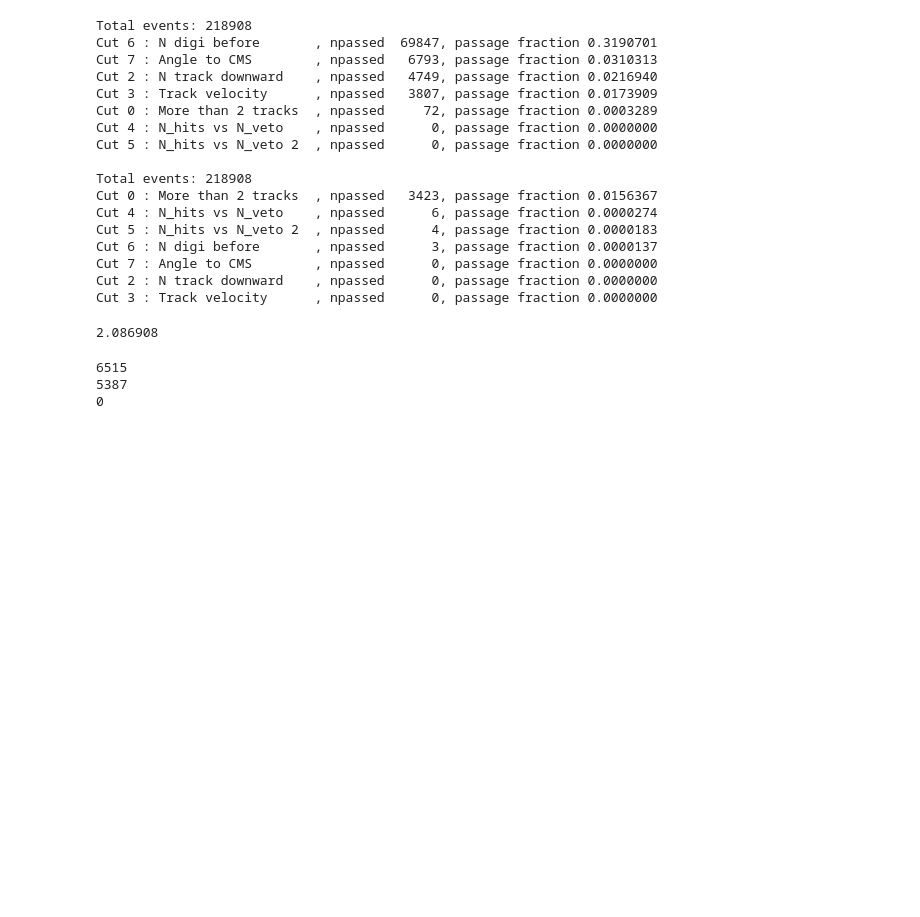
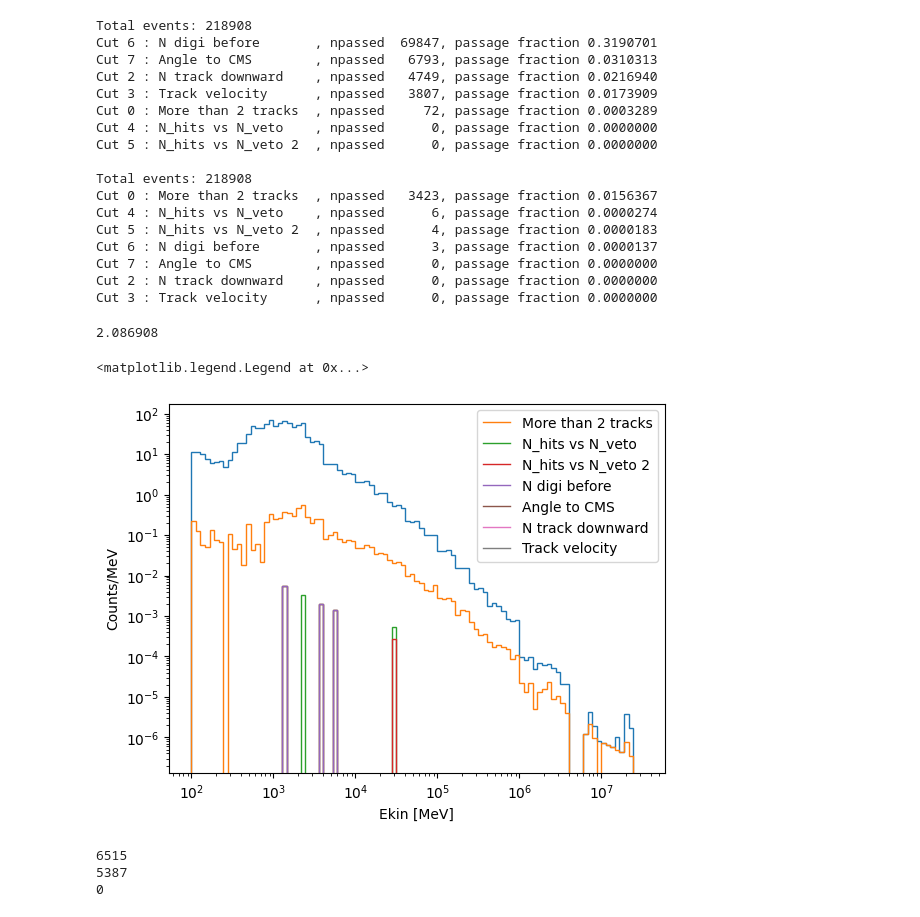
Before and after one commit to EdmondRen/mathusla-newsim, a Jupyter notebook: studies/mathusla40/cosmic_p/2.cut_dev-n-v2.ipynb, the cells around one changed output. Cells and saved outputs as stored; diff of their text form; code cells hidden in the pictures; blank space fills up the shorter version.

```diff
--- a/studies/mathusla40/cosmic_p/2.cut_dev-n-v2.ipynb
+++ b/studies/mathusla40/cosmic_p/2.cut_dev-n-v2.ipynb
@@ -470,6 +476,26 @@ Cut 3 : Track velocity      , npassed      0, passage fraction 0.0000000
 0.0173909* 4 *30
 # %% [output]
 2.086908
+# %%
+cuts_active =  cuts_direct + cuts_indirect
+
+mask = res.get_cut("True")
+n,ibins = np.histogram(ek[mask], bins=np.logspace(2,7.5,100));
+plt.stairs(n/np.diff(ibins), ibins)
+
+for i in cuts_active:
+    name = self.cuts_name[i]
+    mask = mask & self.cuts_dict[name].get_mask()
+    n,ibins = np.histogram(ek[mask], bins=np.logspace(2,7.5,100));
+    plt.stairs(n/np.diff(ibins), ibins, label=name)
+plt.yscale("log")
+plt.xscale("log")
+plt.xlabel("Ekin [MeV]")
+plt.ylabel("Counts/MeV")
+plt.legend()
+# %% [output]
+<matplotlib.legend.Legend at 0x...>
+[figure, added]
 # %%
 for i, res in enumerate([res_sig1, res_sig2, res_bkg]):
     mask =  res.get_cut("N_hits vs N_veto") & \
```
Also changed, not shown: parts of 3 cells of this notebook, 13 other files.
